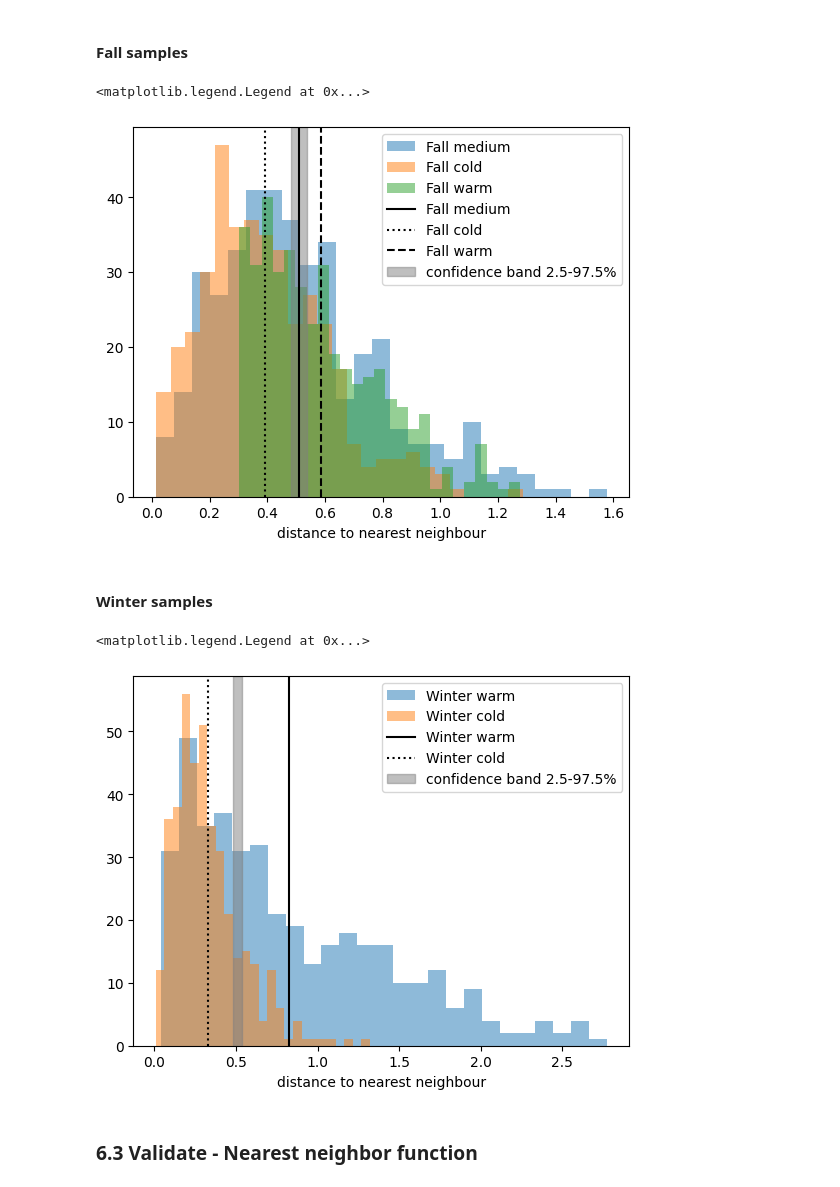
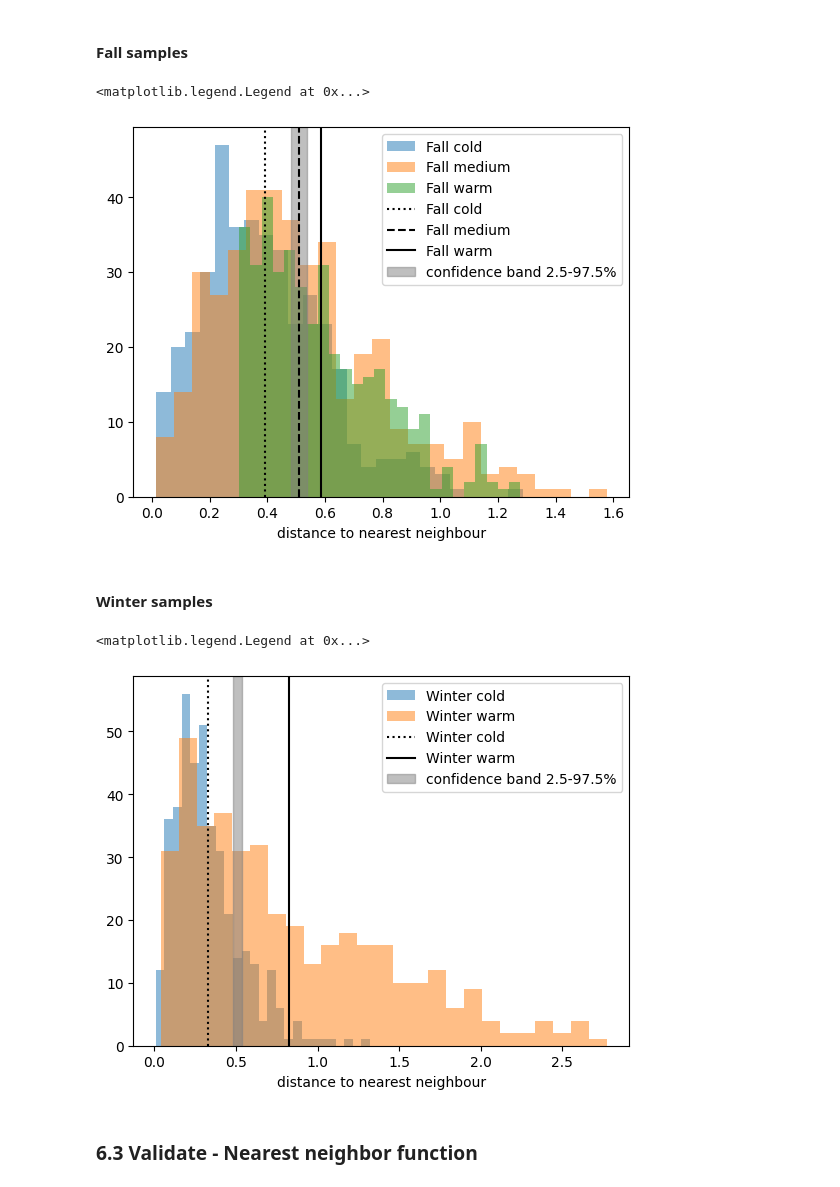
Before and after one commit to tlambert03/bobiac, a Jupyter notebook: content/08_colocalization/object_based_colocalization.ipynb, the cells around one changed output. Saved outputs shown, nothing was run; the diff lists cells and outputs as text; code cells hidden in the pictures.

Commit message:
right order of labels

```diff
--- a/content/08_colocalization/object_based_colocalization.ipynb
+++ b/content/08_colocalization/object_based_colocalization.ipynb
@@ -641,34 +644,34 @@ percentile_high = np.percentile(nn_multiple, bound_upper)
 #### Fall samples
 # %%
 # This is the same code as before
+plt.hist(nndist_fall_cold, label="Fall cold", alpha=0.5, bins=25)
 plt.hist(nndist_fall_med, label="Fall medium", alpha=0.5, bins=25)
-plt.hist(nndist_fall_cold, label="Fall cold", alpha=0.5, bins=25)
 plt.hist(nndist_fall_warm, label="Fall warm", alpha=0.5, bins=25)
 plt.xlabel("distance to nearest neighbour")
-plt.axvline(meannn_fall_med, c="k", linestyle="-", label="Fall medium")
 plt.axvline(meannn_fall_cold, c="k", linestyle=":", label="Fall cold")
-plt.axvline(meannn_fall_warm, c="k", linestyle="--", label="Fall warm")
+plt.axvline(meannn_fall_med, c="k", linestyle="--", label="Fall medium")
+plt.axvline(meannn_fall_warm, c="k", linestyle="-", label="Fall warm")
 
 # Now we display the confidence bounds
 plt.axvspan(
     percentile_low,
     percentile_high,
     color="gray",
     alpha=0.5,
     label=f"confidence band {bound_low}-{bound_upper}%",
 )
 plt.legend()
 # %% [output]
 <matplotlib.legend.Legend at 0x...>
-[figure, old version]
+[figure, new version]
 # %% [markdown]
 #### Winter samples
 # %%
+plt.hist(nndist_winter_cold, label="Winter cold", alpha=0.5, bins=25)
 plt.hist(nndist_winter_warm, label="Winter warm", alpha=0.5, bins=25)
-plt.hist(nndist_winter_cold, label="Winter cold", alpha=0.5, bins=25)
 plt.xlabel("distance to nearest neighbour")
+plt.axvline(meannn_winter_cold, c="k", linestyle=":", label="Winter cold")
 plt.axvline(meannn_winter_warm, c="k", linestyle="-", label="Winter warm")
-plt.axvline(meannn_winter_cold, c="k", linestyle=":", label="Winter cold")
 plt.axvspan(
     percentile_low,
     percentile_high,
@@ -679,7 +682,7 @@ plt.axvspan(
 plt.legend()
 # %% [output]
 <matplotlib.legend.Legend at 0x...>
-[figure, old version]
+[figure, new version]
 # %% [markdown]
 ### 6.3 Validate - Nearest neighbor function
 # %% [markdown]
```
Also changed, not shown: parts of 12 cells of this notebook.
